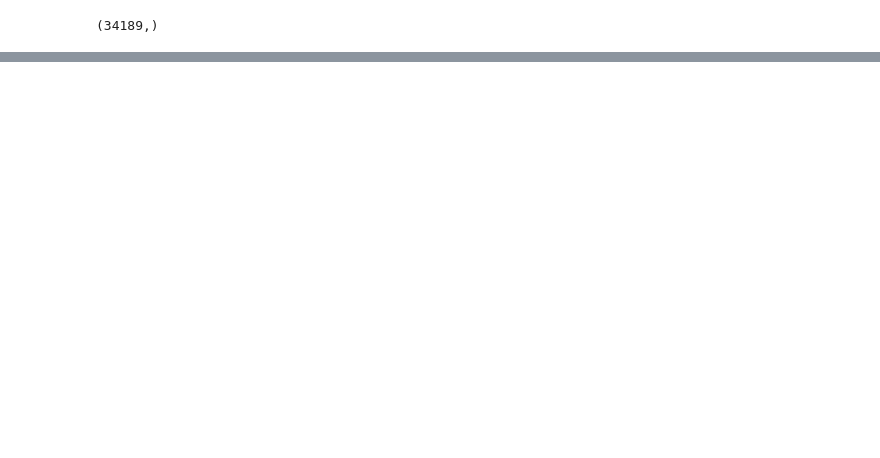
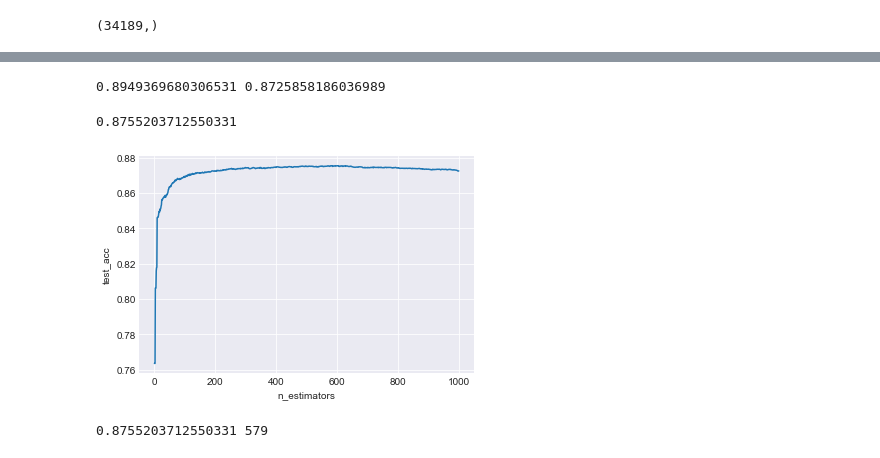
Before and after one commit to zmabzug/CodeDemos, a Jupyter notebook: rtidatascience-exercise1/rti-ds1.ipynb, the cells around one changed output, grey strips where cells are left out. Saved outputs shown, nothing was run; the diff lists cells and outputs as text; code cells hidden in the pictures; blank space fills up the shorter version.

```diff
--- a/rtidatascience-exercise1/rti-ds1.ipynb
+++ b/rtidatascience-exercise1/rti-ds1.ipynb
@@ -150,0 +233,4 @@ Text(0,0.5,'Regression Coefficient')
+# %%
+# find the number of neighbors that led to best performance
+best_k = neighbors[cv_scores.index(max(cv_scores))]
+print("The best number of neighbors is", best_k)
@@ -150,0 +374,29 @@ Text(0,0.5,'Regression Coefficient')
+# %%
+from sklearn.ensemble import GradientBoostingClassifier
+
+mdl = GradientBoostingClassifier(n_estimators=1000)
+mdl.fit(train_X, train_y)
+train_acc = mdl.score(train_X, train_y)
+test_acc = mdl.score(test_X, test_y)
+
+print(train_acc, test_acc)
+# %% [output]
+0.8949369680306531 0.8725858186036989
+# %%
+# again, check test_acc as a function of n_estimators
+from sklearn.metrics import accuracy_score
+scores = []
+predictions = list(mdl.staged_predict(test_X))
+for k in predictions:
+    scores.append(accuracy_score(k,test_y))
+
+plt.plot(range(1,1001),scores)
+plt.xlabel('n_estimators')
+plt.ylabel('test_acc')
+# %% [output]
+0.8755203712550331
+[figure, added]
+# %%
+print(max(scores), scores.index(max(scores)))
+# %% [output]
+0.8755203712550331 579
```
Also changed, not shown: parts of 35 cells of this notebook, 2 other files.
